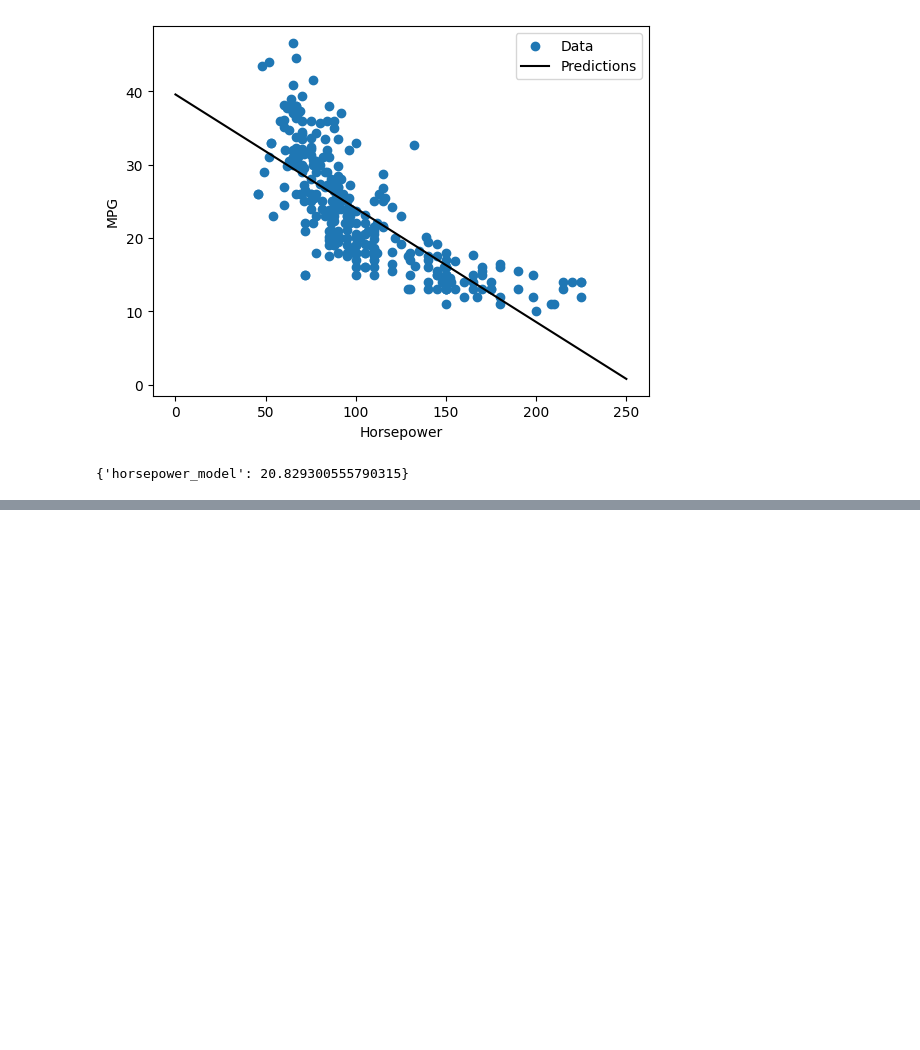
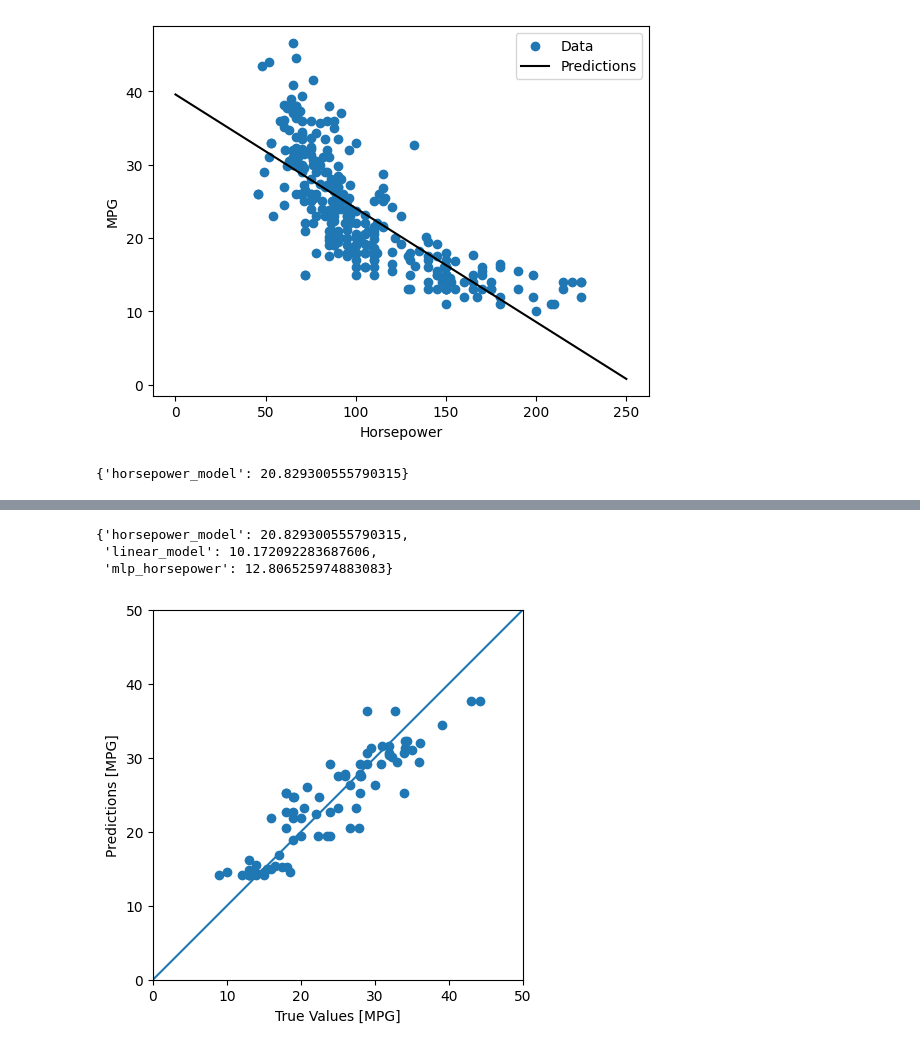
Before and after one commit to 2026-2-predictiva/std-juan-luis-montiel-villalba, a Jupyter notebook: PRE_02_regresion_basica/notebooks/notebook.ipynb, the cells around one changed output, grey strips where cells are left out. Cells and saved outputs as stored; diff of their text form; code cells hidden in the pictures; blank space fills up the shorter version.

```diff
--- a/PRE_02_regresion_basica/notebooks/notebook.ipynb
+++ b/PRE_02_regresion_basica/notebooks/notebook.ipynb
@@ -231,0 +291,20 @@ test_results
+# %%
+y_pred = mlp_horsepower.predict(standarized_test_horsepower)
+
+test_results["mlp_horsepower"] = mean_squared_error(
+    y_true=test_labels,
+    y_pred=y_pred,
+)
+
+test_results
+# %% [output]
+{'horsepower_model': 20.829300555790315,
+ 'linear_model': 10.172092283687606,
+ 'mlp_horsepower': 12.806525974883083}
+# %%
+plot_predictions(
+    y_true=test_labels,
+    y_pred=mlp_horsepower.predict(standarized_test_horsepower),
+)
+# %% [output]
+[figure, added]
```
Also changed, not shown: parts of 23 cells of this notebook, 2 other files.
